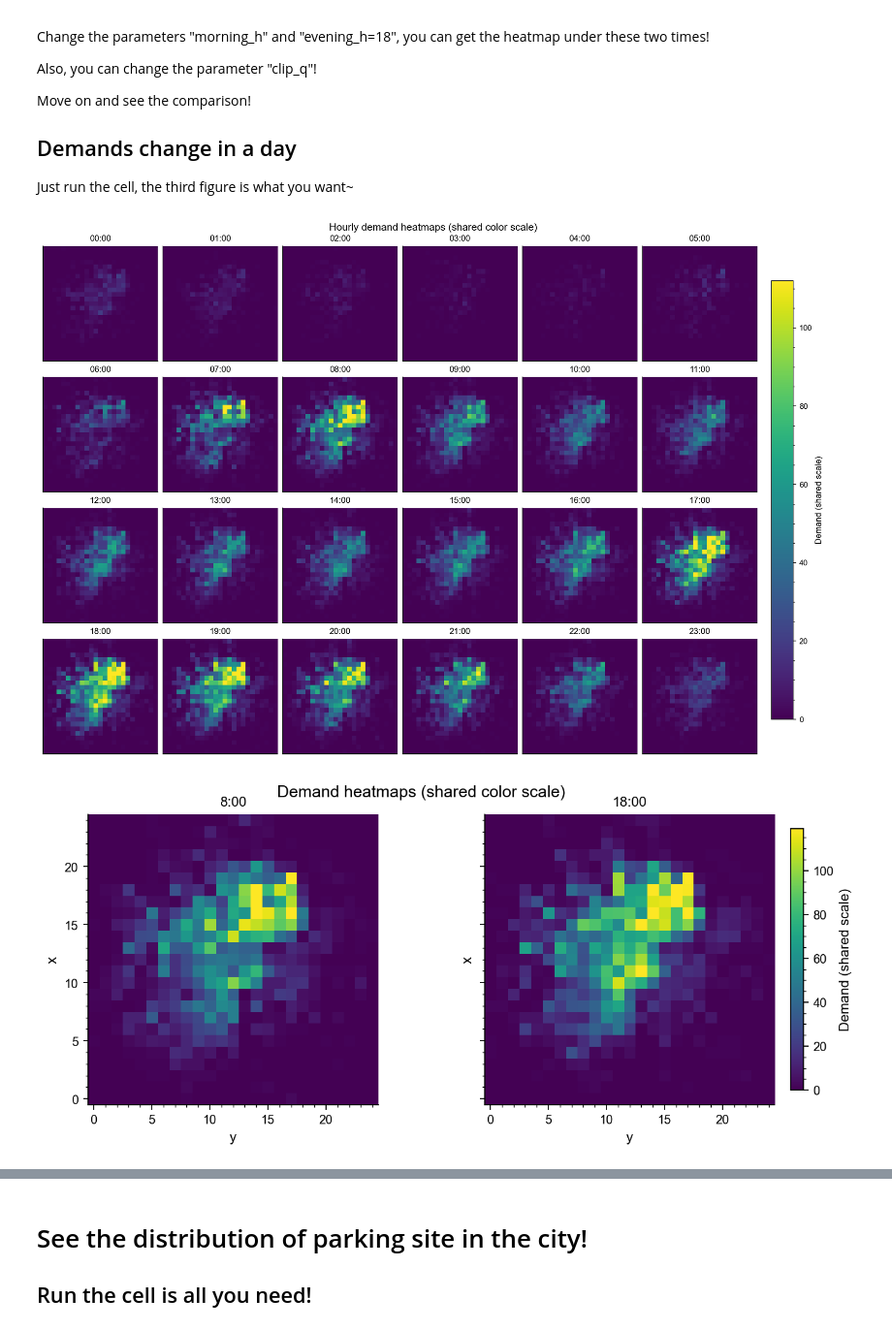
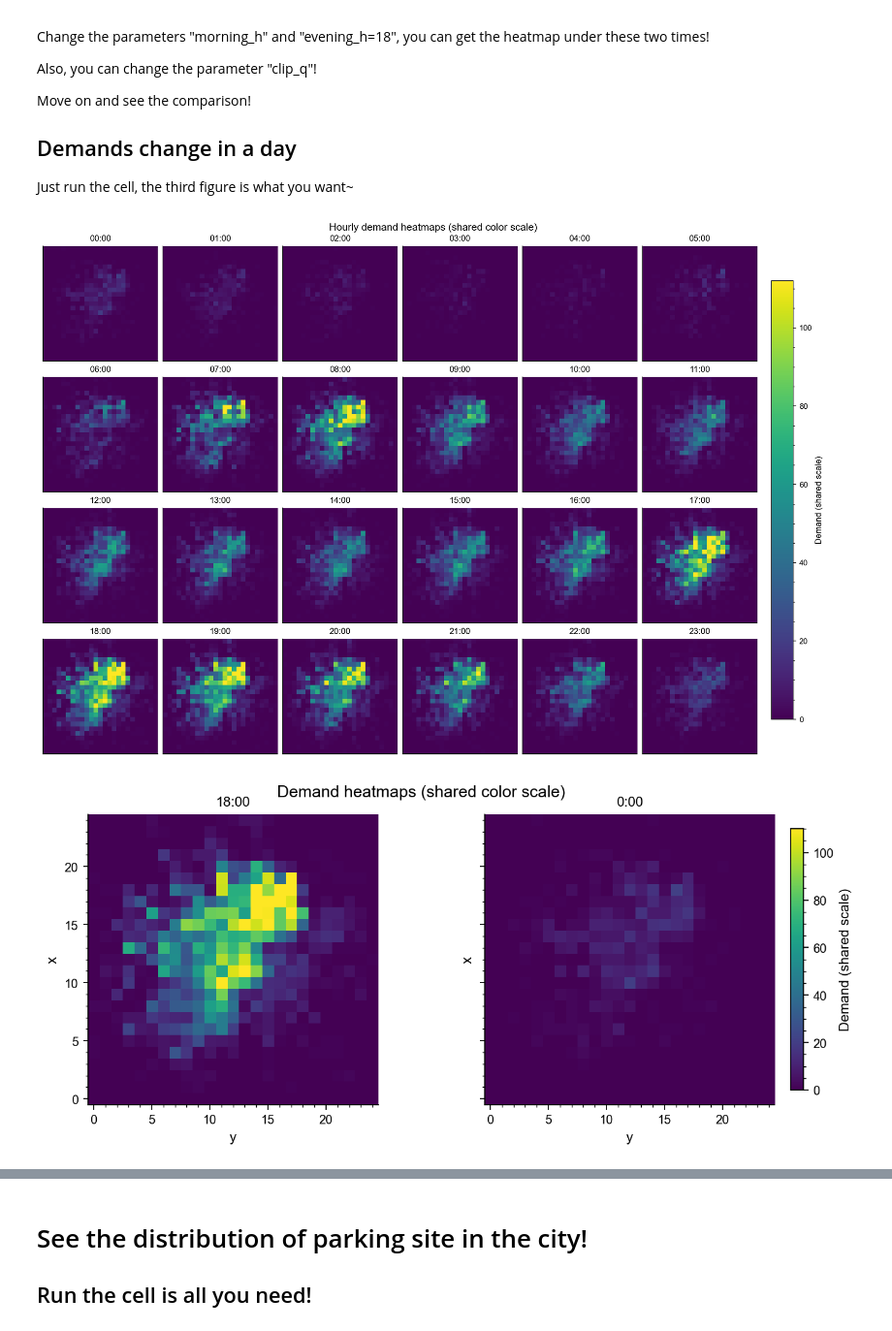
Before and after one commit to GuoZN-1023/ComputerThinkingProject, a Jupyter notebook: 01_data_explore.ipynb, the cells around one changed output, grey strips where cells are left out. Shown at 97% size. Drawn from its saved outputs; the diff is of its cells as text; code cells hidden in the pictures.

```diff
--- a/01_data_explore.ipynb
+++ b/01_data_explore.ipynb
@@ -72,25 +72,25 @@ Just run the cell, the third figure is what you want~
 # %%
 plot_hourly_heatmap_grid(
     demand_df=demand_df,
     grid_n=None,
     hours=list(range(24)),
     ncols=6,
     clip_q=99.7,
 )
 
 plot_morning_evening_heatmap(
     demand_csv_path="data/processed/demand.csv",
     grid_n=None,
-    morning_h=8,
-    evening_h=18,
+    morning_h=18,
+    evening_h=0,
     clip_q=99,
 )
 
 hourly_total = demand_df.groupby("t")["demand"].sum().reindex(range(24), fill_value=0)
 plot_hourly_demand_bar(hourly_total, title="Hourly demand profile")
 # %% [output]
 [figure]
-[figure, old version]
+[figure, new version]
 [figure]
 # %% [markdown]
 # See the distribution of parking site in the city!
```
Also changed, not shown: 2 other files.
